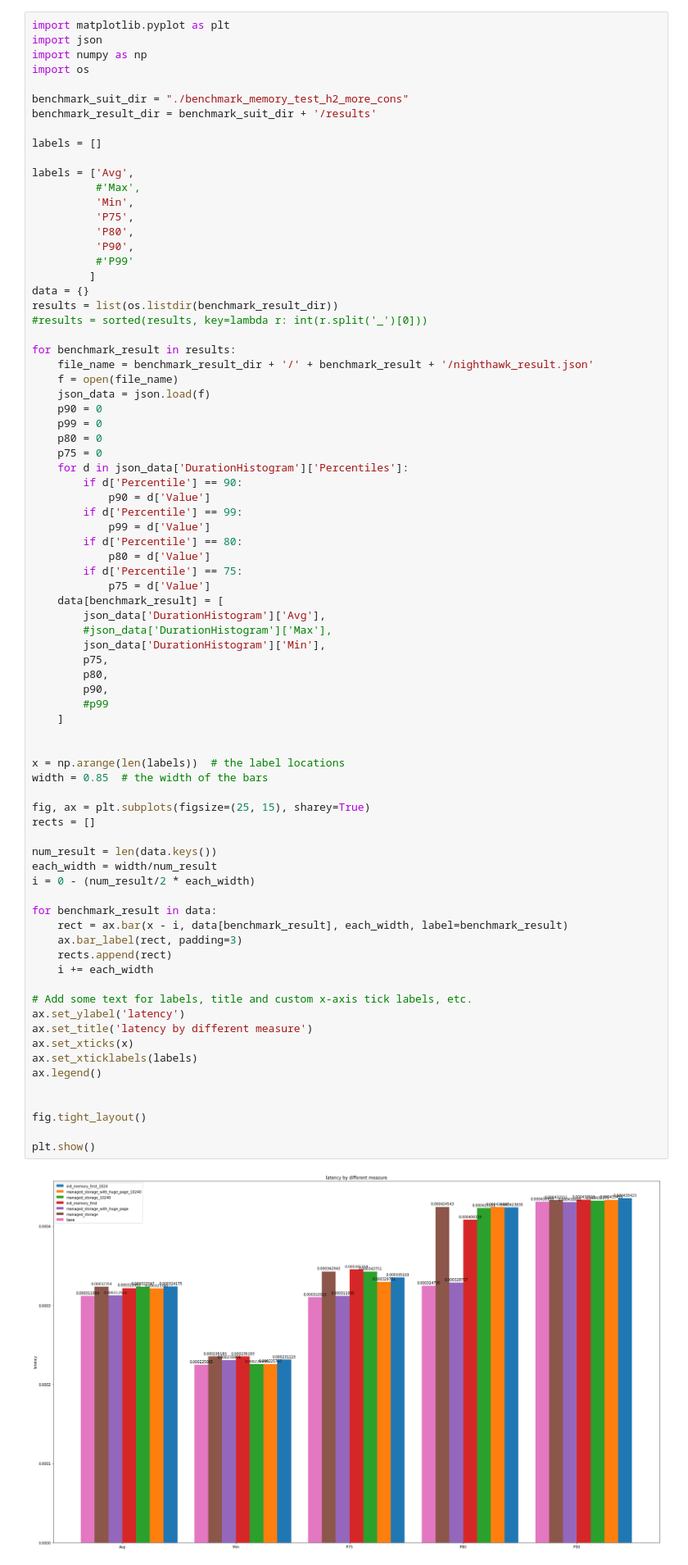
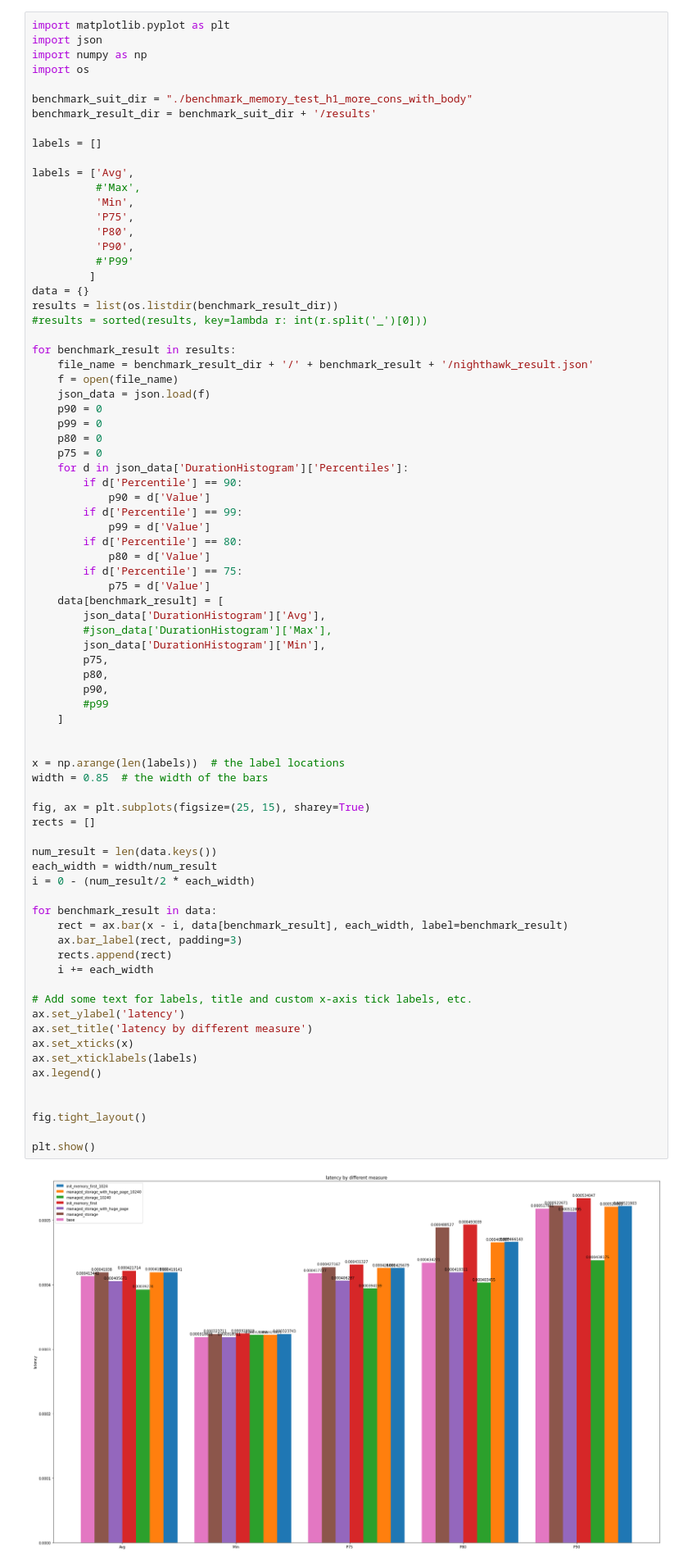
Before and after one commit to soulxu/envoy-benchmark, a Jupyter notebook: envoy_benchmark_suit_plots.ipynb, the cells around one changed output. Shown at 82% size. Saved outputs shown, nothing was run; the diff lists cells and outputs as text.

```diff
--- a/envoy_benchmark_suit_plots.ipynb
+++ b/envoy_benchmark_suit_plots.ipynb
@@ -4,7 +4,7 @@ import json
 import numpy as np
 import os
 
-benchmark_suit_dir = "./benchmark_memory_test_h2_more_cons"
+benchmark_suit_dir = "./benchmark_memory_test_h1_more_cons_with_body"
 benchmark_result_dir = benchmark_suit_dir + '/results'
 
 labels = []
@@ -50,34 +50,34 @@ for benchmark_result in results:
 
 
 x = np.arange(len(labels))  # the label locations
 width = 0.85  # the width of the bars
 
 fig, ax = plt.subplots(figsize=(25, 15), sharey=True)
 rects = []
 
 num_result = len(data.keys())
 each_width = width/num_result
 i = 0 - (num_result/2 * each_width)
 
 for benchmark_result in data:
     rect = ax.bar(x - i, data[benchmark_result], each_width, label=benchmark_result)
     ax.bar_label(rect, padding=3)
     rects.append(rect)
     i += each_width
 
 # Add some text for labels, title and custom x-axis tick labels, etc.
 ax.set_ylabel('latency')
 ax.set_title('latency by different measure')
 ax.set_xticks(x)
 ax.set_xticklabels(labels)
 ax.legend()
 
 
 fig.tight_layout()
 
 plt.show()
 # %% [output]
-[figure, old version]
+[figure, new version]
 # %%
 import matplotlib.pyplot as plt
 import json
```
Also changed, not shown: 28 other files.
